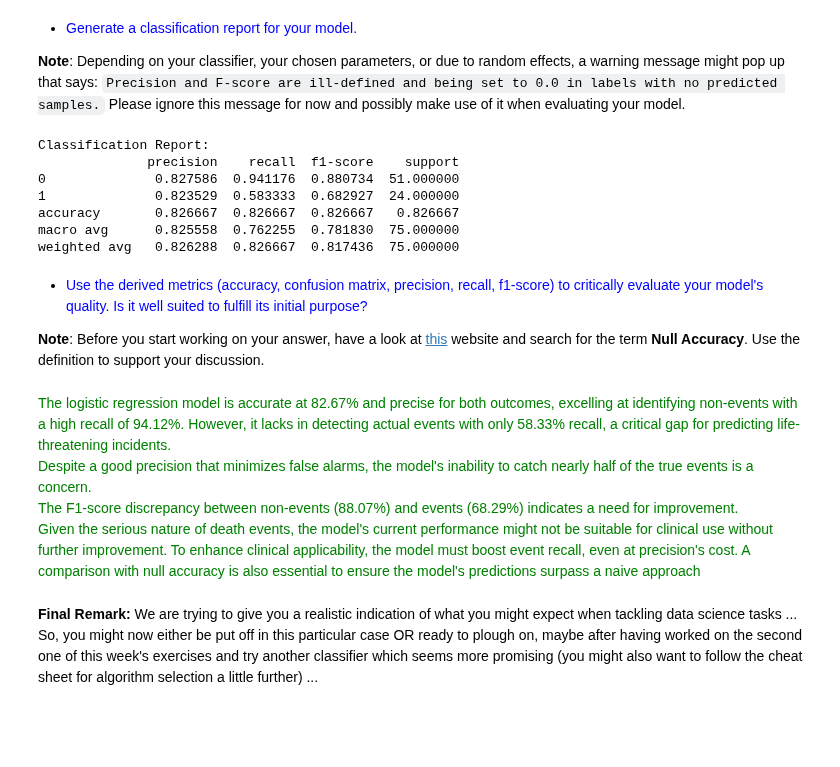
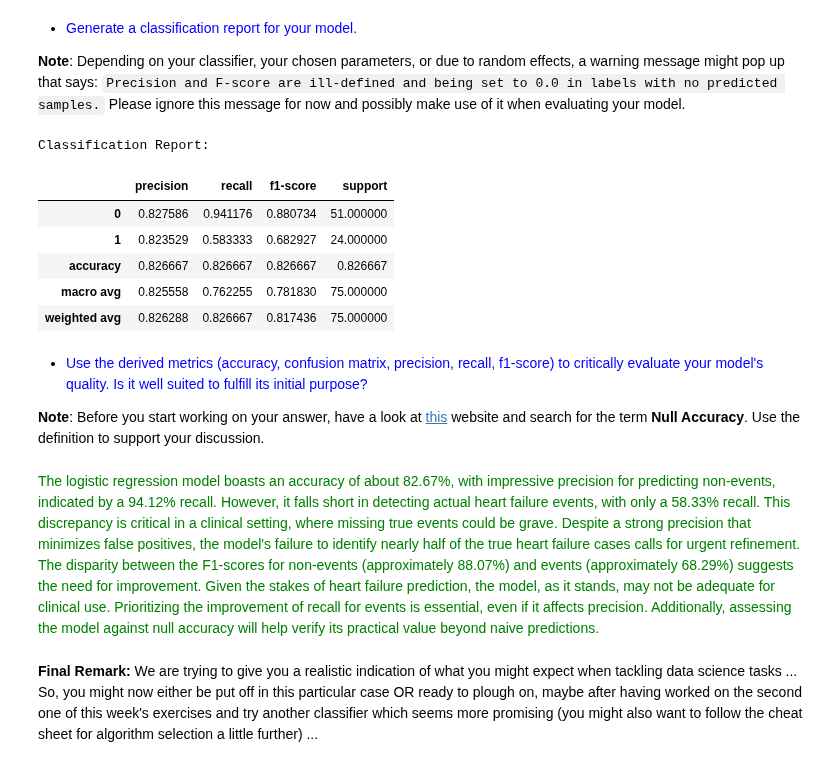
Before and after one commit to muazzamaqeel/DeepLearning, a Jupyter notebook: University_Work/Group-Work/Machine_Learning/DL4CV_NB/03c_ML_101_P1_Ex_NEW.ipynb, the cells around one changed output. Drawn from its saved outputs; the diff is of its cells as text; code cells hidden in the pictures; blank space fills up the shorter version.

```diff
--- a/University_Work/Group-Work/Machine_Learning/DL4CV_NB/03c_ML_101_P1_Ex_NEW.ipynb
+++ b/University_Work/Group-Work/Machine_Learning/DL4CV_NB/03c_ML_101_P1_Ex_NEW.ipynb
@@ -183,30 +180,22 @@ plt.show()
 # %%
 report_dict = classification_report(y_test, predictions, output_dict=True)
 report_df = pd.DataFrame(report_dict).transpose()
 print("Classification Report:")
-print(report_df)
+report_df
 # %% [output]
 Classification Report:
-              precision    recall  f1-score    support
-0              0.827586  0.941176  0.880734  51.000000
-1              0.823529  0.583333  0.682927  24.000000
-accuracy       0.826667  0.826667  0.826667   0.826667
-macro avg      0.825558  0.762255  0.781830  75.000000
-weighted avg   0.826288  0.826667  0.817436  75.000000
+|  | precision | recall | f1-score | support |
+| 0 | 0.827586 | 0.941176 | 0.880734 | 51.000000 |
+| 1 | 0.823529 | 0.583333 | 0.682927 | 24.000000 |
+| accuracy | 0.826667 | 0.826667 | 0.826667 | 0.826667 |
+| macro avg | 0.825558 | 0.762255 | 0.781830 | 75.000000 |
+| weighted avg | 0.826288 | 0.826667 | 0.817436 | 75.000000 |
 # %% [markdown]
 * <div style="color:blue">Use the derived metrics (accuracy, confusion matrix, precision, recall, f1-score) to critically evaluate your model's quality. Is it well suited to fulfill its initial purpose?</div>
 
 **Note**: Before you start working on your answer, have a look at [this](https://ml-cheatsheet.readthedocs.io/en/latest/glossary.html#) website and search for the term **Null Accuracy**. Use the definition to support your discussion.
 # %% [markdown]
-<div style="color:green">The logistic regression model is accurate at 82.67% and precise for both outcomes, excelling at identifying non-events with a high recall of 94.12%. However, it lacks in detecting actual events with only 58.33% recall, a critical gap for predicting life-threatening incidents.
-<br>
-Despite a good precision that minimizes false alarms, the model's inability to catch nearly half of the true events is a concern.
-<br>
-The F1-score discrepancy between non-events (88.07%) and events (68.29%) indicates a need for improvement.
-<br>
-Given the serious nature of death events, the model's current performance might not be suitable for clinical use without further improvement.
-To enhance clinical applicability, the model must boost event recall, even at precision's cost.
-A comparison with null accuracy is also essential to ensure the model's predictions surpass a naive approach</div>
+<div style="color:green">The logistic regression model boasts an accuracy of about 82.67%, with impressive precision for predicting non-events, indicated by a 94.12% recall. However, it falls short in detecting actual heart failure events, with only a 58.33% recall. This discrepancy is critical in a clinical setting, where missing true events could be grave. Despite a strong precision that minimizes false positives, the model's failure to identify nearly half of the true heart failure cases calls for urgent refinement. The disparity between the F1-scores for non-events (approximately 88.07%) and events (approximately 68.29%) suggests the need for improvement. Given the stakes of heart failure prediction, the model, as it stands, may not be adequate for clinical use. Prioritizing the improvement of recall for events is essential, even if it affects precision. Additionally, assessing the model against null accuracy will help verify its practical value beyond naive predictions.</div>
 # %% [markdown]
 **Final Remark:** We are trying to give you a realistic indication of what you might expect when tackling data science tasks ... So, you might now either be put off in this particular case OR ready to plough on, maybe after having worked on the second one of this week's exercises and try another classifier which seems more promising (you might also want to follow the cheat sheet for algorithm selection a little further) ...
 # %%
```
Also changed, not shown: parts of 2 cells of this notebook.
